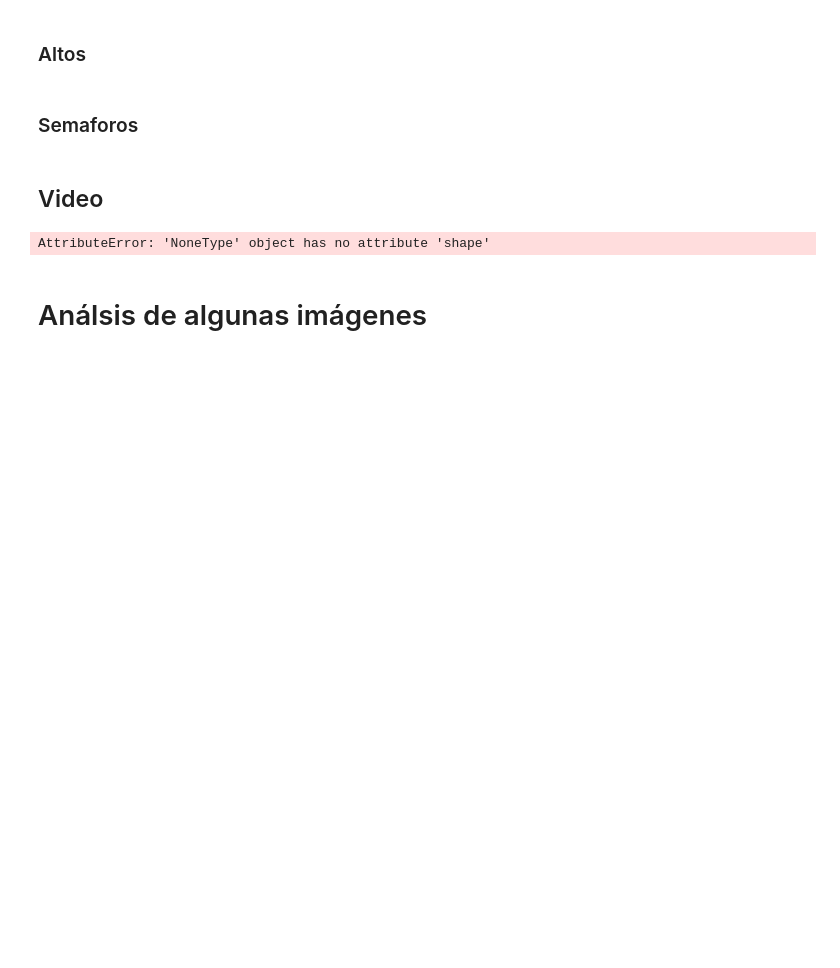
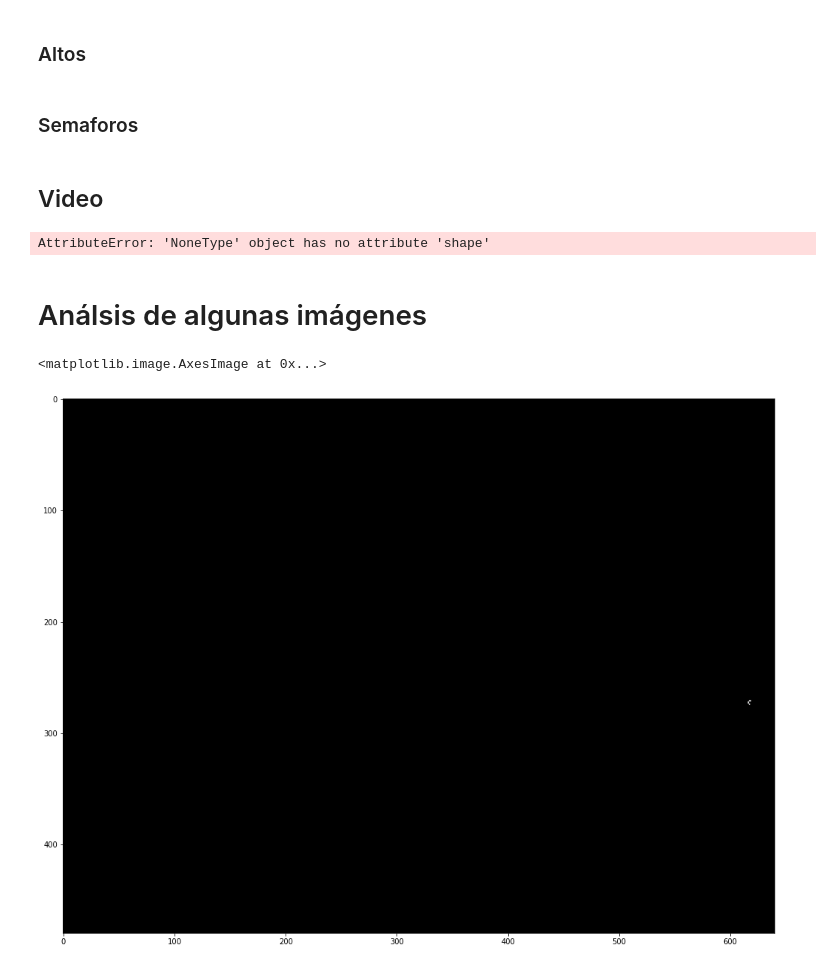
Before and after one commit to nohelybc/Self-Driven-Car-exercises-with-Python, a Jupyter notebook: SDC11_actividad3_Badillo_Casanova.ipynb, the cells around one changed output. Cells and saved outputs as stored; diff of their text form; code cells hidden in the pictures; blank space fills up the shorter version.

```diff
--- a/SDC11_actividad3_Badillo_Casanova.ipynb
+++ b/SDC11_actividad3_Badillo_Casanova.ipynb
@@ -61,10 +61,10 @@ def yellow_finder(image):
 # %%
 #definimos una función que retorne la mascara para el color rojo
 def red_finder(image):#
-    lower_red1 = np.array([0,100,100])
-    upper_red1 = np.array([5,255,255])
-    lower_red2 = np.array([170,100,100])
-    upper_red2 = np.array([180,255,255])
+    lower_red1 = np.array([0,9,237])#0,65,100 older 0, 100, 100
+    upper_red1 = np.array([5,255,255]) #5,255,255
+    lower_red2 = np.array([170,9,237]) #170,100,100
+    upper_red2 = np.array([180,255,255]) #180,255,255
 
     img_hsv = hsv_convert(image)#
 
@@ -213,3 +226,14 @@ cv.waitKey(1)
 AttributeError: 'NoneType' object has no attribute 'shape'
 # %% [markdown]
 # Análsis de algunas imágenes
+# %%
+img_file = 'all_frames/stop_test_frame180.jpg'
+# %%
+img_stop_test = cv.imread(img_file, cv.COLOR_BGR2RGB)
+img_stop_test = red_finder(img_stop_test)
+RGB_img = cv.cvtColor(img_stop_test, cv.COLOR_BGR2RGB)
+plt.figure(figsize=(17,17))
+plt.imshow(RGB_img)
+# %% [output]
+<matplotlib.image.AxesImage at 0x...>
+[figure, added]
```
Also changed, not shown: parts of 7 cells of this notebook, 1 other file.
